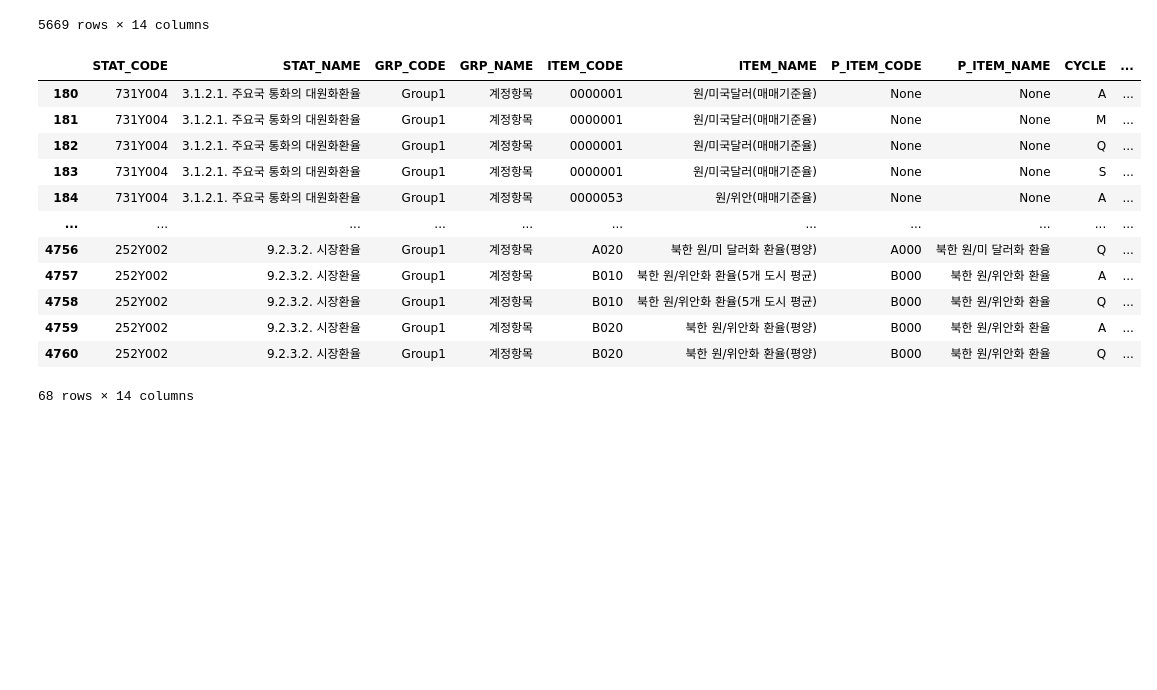
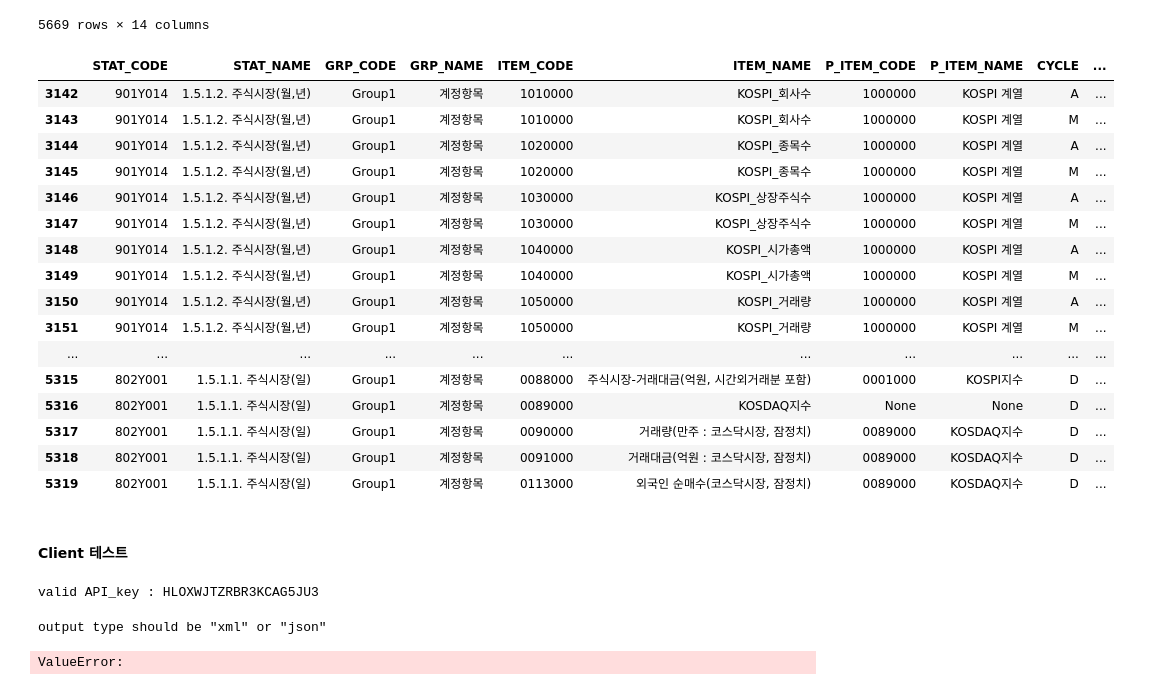
Before and after one commit to jmlee8939/ecos_api_loader, a Jupyter notebook: api_package_test.ipynb, the cells around one changed output. Drawn from its saved outputs; the diff is of its cells as text; code cells hidden in the pictures; blank space fills up the shorter version.

Commit message:
client 테스트
API client test 코드 추가

```diff
--- a/api_package_test.ipynb
+++ b/api_package_test.ipynb
@@ -133,21 +133,25 @@ ecos_stat_code.stats_codes_info
 | 5668 | 271Y012 | 2.2.2.2.5. 투입산출표 부가가치유발계수표(생산자가격,... | Group1 | 수요부문(열) | C08 | 금속가공제품 | None | None | A | ... |
 5669 rows × 14 columns
 # %%
-ecos_stat_code.search_stats_code('환율')
+ecos_stat_code.search_stats_code('주식')
 # %% [output]
 |  | STAT_CODE | STAT_NAME | GRP_CODE | GRP_NAME | ITEM_CODE | ITEM_NAME | P_ITEM_CODE | P_ITEM_NAME | CYCLE | ... |
-| 180 | 731Y004 | 3.1.2.1. 주요국 통화의 대원화환율 | Group1 | 계정항목 | 0000001 | 원/미국달러(매매기준율) | None | None | A | ... |
-| 181 | 731Y004 | 3.1.2.1. 주요국 통화의 대원화환율 | Group1 | 계정항목 | 0000001 | 원/미국달러(매매기준율) | None | None | M | ... |
-| 182 | 731Y004 | 3.1.2.1. 주요국 통화의 대원화환율 | Group1 | 계정항목 | 0000001 | 원/미국달러(매매기준율) | None | None | Q | ... |
-| 183 | 731Y004 | 3.1.2.1. 주요국 통화의 대원화환율 | Group1 | 계정항목 | 0000001 | 원/미국달러(매매기준율) | None | None | S | ... |
-| 184 | 731Y004 | 3.1.2.1. 주요국 통화의 대원화환율 | Group1 | 계정항목 | 0000053 | 원/위안(매매기준율) | None | None | A | ... |
+| 3142 | 901Y014 | 1.5.1.2. 주식시장(월,년) | Group1 | 계정항목 | 1010000 | KOSPI_회사수 | 1000000 | KOSPI 계열 | A | ... |
+| 3143 | 901Y014 | 1.5.1.2. 주식시장(월,년) | Group1 | 계정항목 | 1010000 | KOSPI_회사수 | 1000000 | KOSPI 계열 | M | ... |
+| 3144 | 901Y014 | 1.5.1.2. 주식시장(월,년) | Group1 | 계정항목 | 1020000 | KOSPI_종목수 | 1000000 | KOSPI 계열 | A | ... |
+| 3145 | 901Y014 | 1.5.1.2. 주식시장(월,년) | Group1 | 계정항목 | 1020000 | KOSPI_종목수 | 1000000 | KOSPI 계열 | M | ... |
+| 3146 | 901Y014 | 1.5.1.2. 주식시장(월,년) | Group1 | 계정항목 | 1030000 | KOSPI_상장주식수 | 1000000 | KOSPI 계열 | A | ... |
+| 3147 | 901Y014 | 1.5.1.2. 주식시장(월,년) | Group1 | 계정항목 | 1030000 | KOSPI_상장주식수 | 1000000 | KOSPI 계열 | M | ... |
+| 3148 | 901Y014 | 1.5.1.2. 주식시장(월,년) | Group1 | 계정항목 | 1040000 | KOSPI_시가총액 | 1000000 | KOSPI 계열 | A | ... |
+| 3149 | 901Y014 | 1.5.1.2. 주식시장(월,년) | Group1 | 계정항목 | 1040000 | KOSPI_시가총액 | 1000000 | KOSPI 계열 | M | ... |
+| 3150 | 901Y014 | 1.5.1.2. 주식시장(월,년) | Group1 | 계정항목 | 1050000 | KOSPI_거래량 | 1000000 | KOSPI 계열 | A | ... |
+| 3151 | 901Y014 | 1.5.1.2. 주식시장(월,년) | Group1 | 계정항목 | 1050000 | KOSPI_거래량 | 1000000 | KOSPI 계열 | M | ... |
 | ... | ... | ... | ... | ... | ... | ... | ... | ... | ... | ... |
-| 4756 | 252Y002 | 9.2.3.2. 시장환율 | Group1 | 계정항목 | A020 | 북한 원/미 달러화 환율(평양) | A000 | 북한 원/미 달러화 환율 | Q | ... |
-| 4757 | 252Y002 | 9.2.3.2. 시장환율 | Group1 | 계정항목 | B010 | 북한 원/위안화 환율(5개 도시 평균) | B000 | 북한 원/위안화 환율 | A | ... |
-| 4758 | 252Y002 | 9.2.3.2. 시장환율 | Group1 | 계정항목 | B010 | 북한 원/위안화 환율(5개 도시 평균) | B000 | 북한 원/위안화 환율 | Q | ... |
-| 4759 | 252Y002 | 9.2.3.2. 시장환율 | Group1 | 계정항목 | B020 | 북한 원/위안화 환율(평양) | B000 | 북한 원/위안화 환율 | A | ... |
-| 4760 | 252Y002 | 9.2.3.2. 시장환율 | Group1 | 계정항목 | B020 | 북한 원/위안화 환율(평양) | B000 | 북한 원/위안화 환율 | Q | ... |
+| 5315 | 802Y001 | 1.5.1.1. 주식시장(일) | Group1 | 계정항목 | 0088000 | 주식시장-거래대금(억원, 시간외거래분 포함) | 0001000 | KOSPI지수 | D | ... |
+| 5316 | 802Y001 | 1.5.1.1. 주식시장(일) | Group1 | 계정항목 | 0089000 | KOSDAQ지수 | None | None | D | ... |
+| 5317 | 802Y001 | 1.5.1.1. 주식시장(일) | Group1 | 계정항목 | 0090000 | 거래량(만주 : 코스닥시장, 잠정치) | 0089000 | KOSDAQ지수 | D | ... |
+| 5318 | 802Y001 | 1.5.1.1. 주식시장(일) | Group1 | 계정항목 | 0091000 | 거래대금(억원 : 코스닥시장, 잠정치) | 0089000 | KOSDAQ지수 | D | ... |
+| 5319 | 802Y001 | 1.5.1.1. 주식시장(일) | Group1 | 계정항목 | 0113000 | 외국인 순매수(코스닥시장, 잠정치) | 0089000 | KOSDAQ지수 | D | ... |
-68 rows × 14 columns
 # %%
 class api_client:
     def __init__(self, api_key):
@@ -200,3 +204,5 @@ class api_client:
             return self.source_stats_df
         else:
             print(f"Error: {response.status_code}, {response.text}")
+# %% [markdown]
+#### Client 테스트
@@ -202,0 +212,9 @@ class api_client:
+# %%
+client.check_api_key()
+# %% [output]
+valid API_key : HLOXWJTZRBR3KCAG5JU3
+# %%
+client.set_output_type('xls')
+# %% [output]
+output type should be "xml" or "json"
+ValueError:
```
Also changed, not shown: parts of 4 cells of this notebook.
